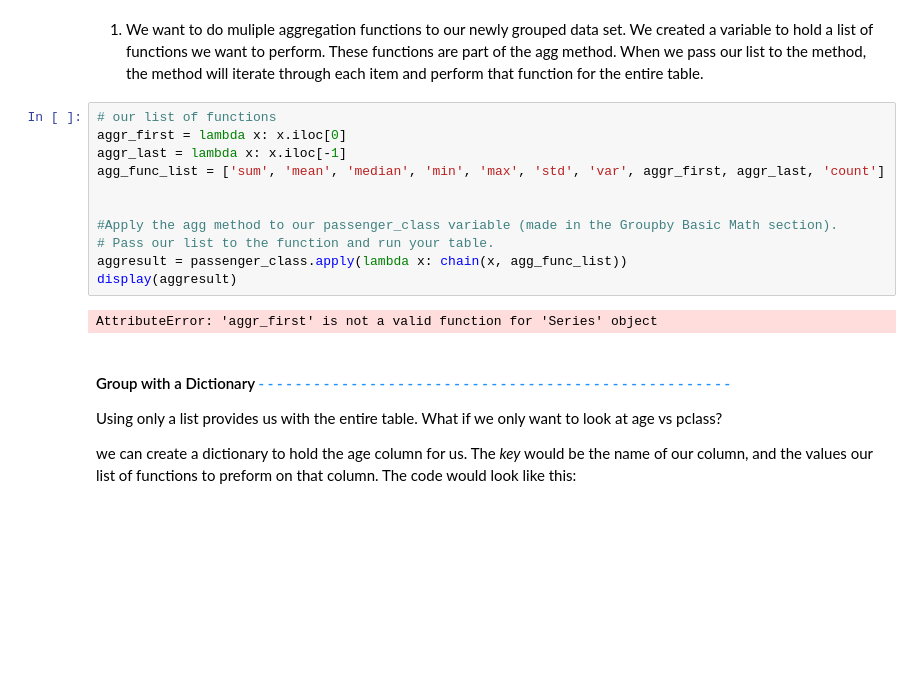
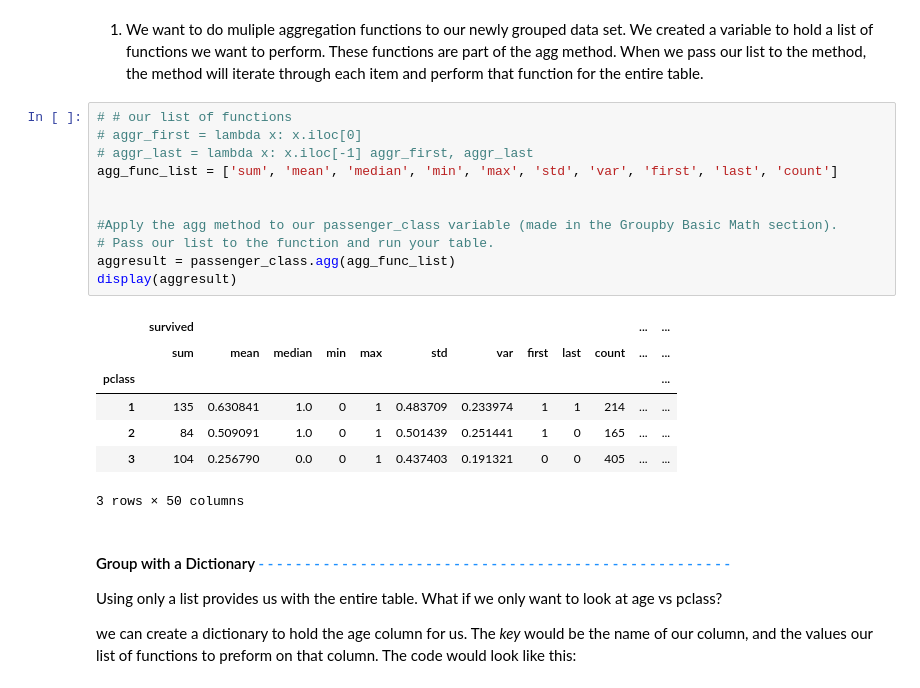
Before and after one commit to DataLore777/data-analysis-projects, a Jupyter notebook: data-manipulation/exercises/DataManipulationWorkbook.ipynb, the cells around one changed output. Saved outputs shown, nothing was run; the diff lists cells and outputs as text; blank space fills up the shorter version.

```diff
--- a/data-manipulation/exercises/DataManipulationWorkbook.ipynb
+++ b/data-manipulation/exercises/DataManipulationWorkbook.ipynb
@@ -259,18 +251,24 @@ passenger_class.first()
 # %% [markdown]
 1. We want to do muliple aggregation functions to our newly grouped data set.  We created a variable to hold a list of functions we want to perform.  These functions are part of the agg method.  When we pass our list to the method, the method will iterate through each item and perform that function for the entire table.
 # %%
-# our list of functions
-aggr_first = lambda x: x.iloc[0]
-aggr_last = lambda x: x.iloc[-1]
-agg_func_list = ['sum', 'mean', 'median', 'min', 'max', 'std', 'var', aggr_first, aggr_last, 'count']
+# # our list of functions
+# aggr_first = lambda x: x.iloc[0]
+# aggr_last = lambda x: x.iloc[-1] aggr_first, aggr_last
+agg_func_list = ['sum', 'mean', 'median', 'min', 'max', 'std', 'var', 'first', 'last', 'count']
 
 
 #Apply the agg method to our passenger_class variable (made in the Groupby Basic Math section).
 # Pass our list to the function and run your table.
-aggresult = passenger_class.apply(lambda x: chain(x, agg_func_list))
+aggresult = passenger_class.agg(agg_func_list)
 display(aggresult)
 # %% [output]
+|  | survived |  |  |  |  |  |  |  |  |  | ... | ... |
+|  | sum | mean | median | min | max | std | var | first | last | count | ... | ... |
+| pclass |  |  |  |  |  |  |  |  |  |  |  | ... |
+| 1 | 135 | 0.630841 | 1.0 | 0 | 1 | 0.483709 | 0.233974 | 1 | 1 | 214 | ... | ... |
+| 2 | 84 | 0.509091 | 1.0 | 0 | 1 | 0.501439 | 0.251441 | 1 | 0 | 165 | ... | ... |
+| 3 | 104 | 0.256790 | 0.0 | 0 | 1 | 0.437403 | 0.191321 | 0 | 0 | 405 | ... | ... |
-AttributeError: 'aggr_first' is not a valid function for 'Series' object
+3 rows × 50 columns
 # %% [markdown]
 #### Group with a Dictionary<span style="color:dodgerblue;"> - - - - - - - - - - - - - - - - - - - - - - - - - - - - - - - - - - - - - - - - - - - - - - - - - - - </span>
 
```
Also changed, not shown: parts of 24 cells of this notebook.
